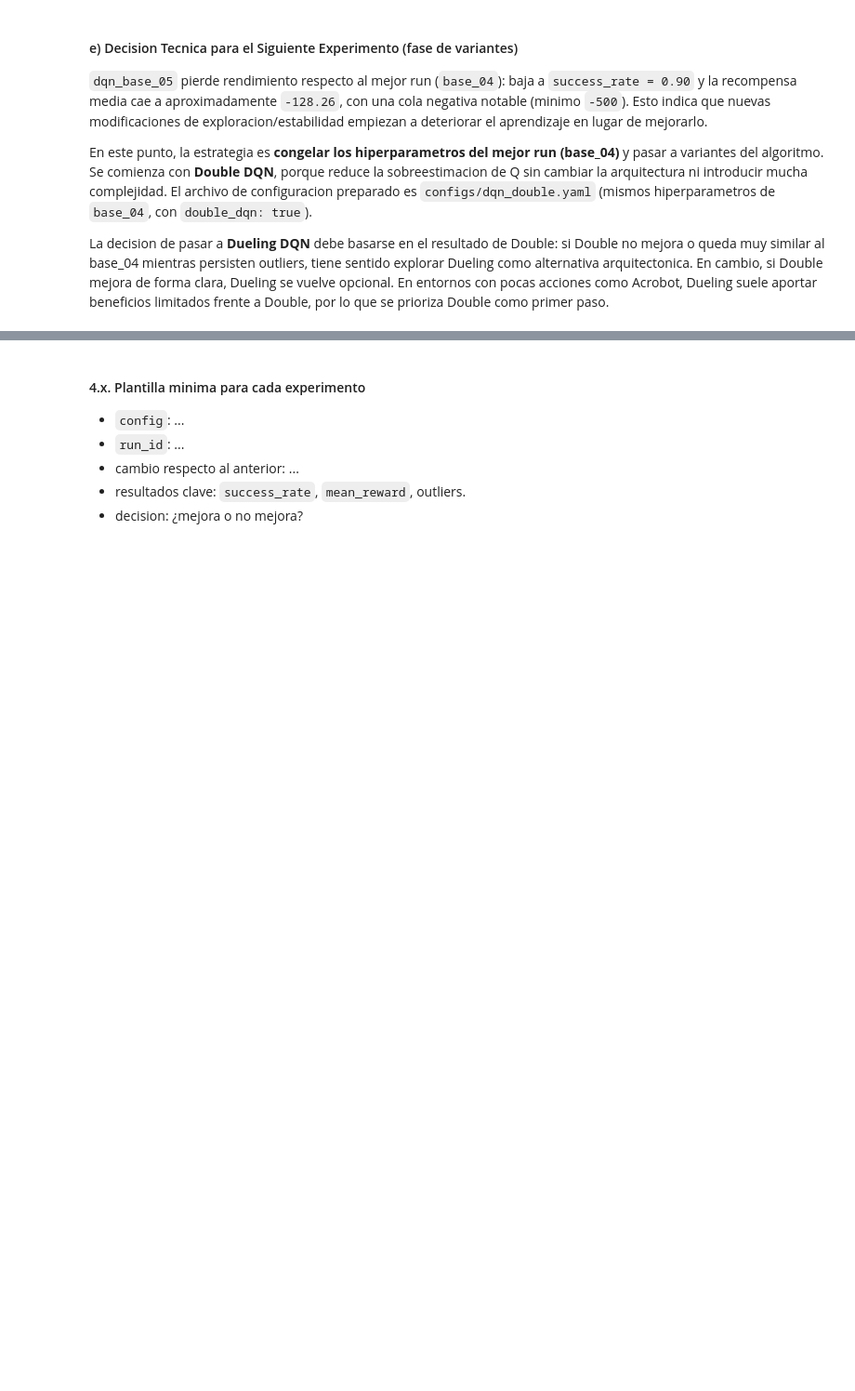
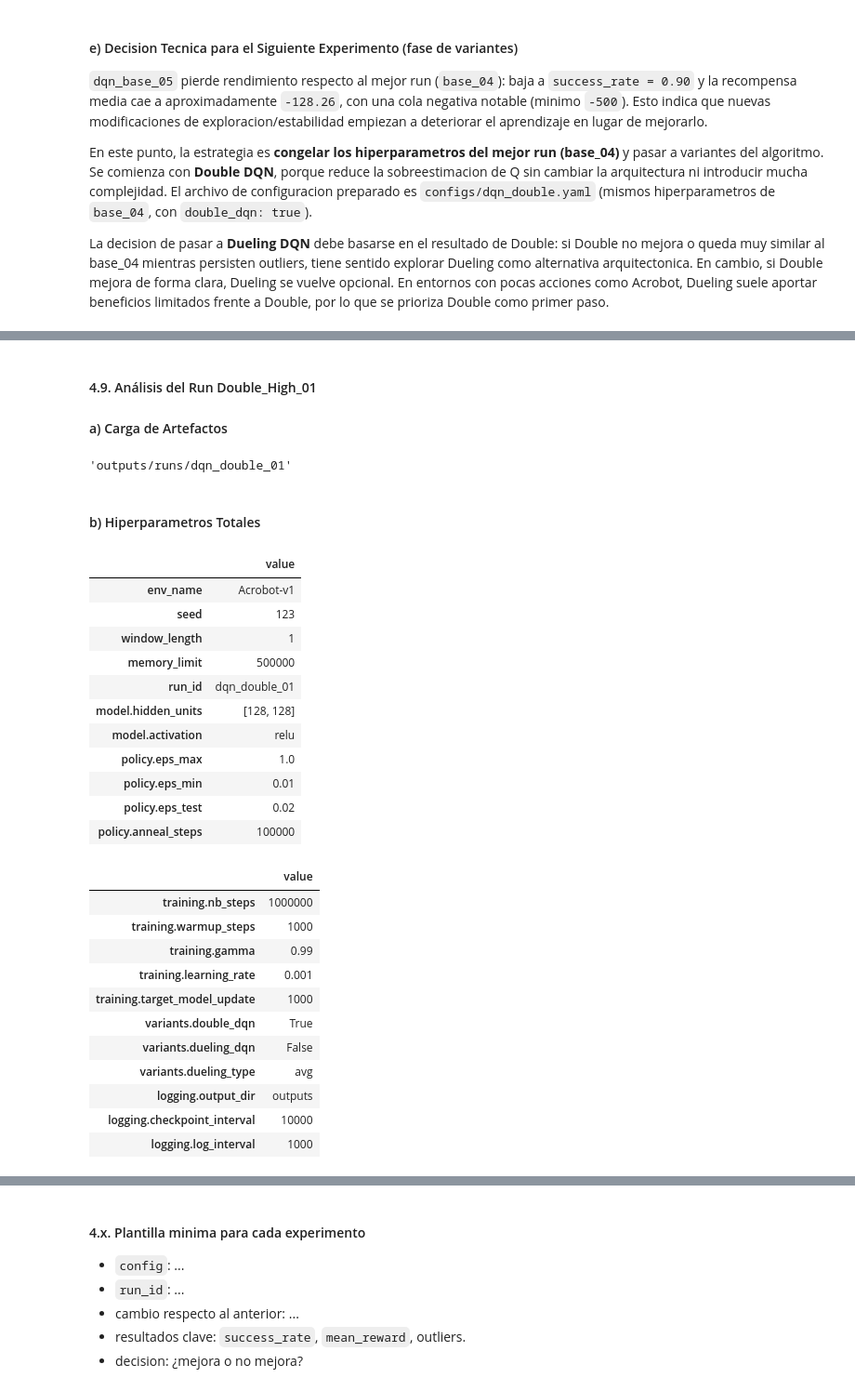
Before and after one commit to fresvel/08MIAR_PROYECTO, a Jupyter notebook: main.ipynb, the cells around one changed output, grey strips where cells are left out. Shown at 93% size. Saved outputs shown, nothing was run; the diff lists cells and outputs as text; code cells hidden in the pictures; blank space fills up the shorter version.

```diff
--- a/main.ipynb
+++ b/main.ipynb
@@ -1223,0 +1395,44 @@ pd.DataFrame(proposed_variants)
+# %% [markdown]
+#### 4.9. Análisis del Run Double_High_01
+
+#### a) Carga de Artefactos
+# %%
+DOUBLE_HIGH_RUN_ID = 'dqn_double_01'
+double_high_art = comparator.load_run(DOUBLE_HIGH_RUN_ID)
+double_high_cfg = double_high_art.cfg
+double_high_metrics = double_high_art.metrics
+
+double_high_art.run_dir.as_posix()
+# %% [output]
+'outputs/runs/dqn_double_01'
+# %% [markdown]
+#### b) Hiperparametros Totales
+# %%
+double_high_cfg_df = pd.json_normalize(double_high_cfg, sep='.')
+double_high_cfg_df = double_high_cfg_df.T.rename(columns={0: 'value'})
+display_two_columns(double_high_cfg_df)
+# %% [output]
+|  | value |
+| env_name | Acrobot-v1 |
+| seed | 123 |
+| window_length | 1 |
+| memory_limit | 500000 |
+| run_id | dqn_double_01 |
+| model.hidden_units | [128, 128] |
+| model.activation | relu |
+| policy.eps_max | 1.0 |
+| policy.eps_min | 0.01 |
+| policy.eps_test | 0.02 |
+| policy.anneal_steps | 100000 |
+|  | value |
+| training.nb_steps | 1000000 |
+| training.warmup_steps | 1000 |
+| training.gamma | 0.99 |
+| training.learning_rate | 0.001 |
+| training.target_model_update | 1000 |
+| variants.double_dqn | True |
+| variants.dueling_dqn | False |
+| variants.dueling_type | avg |
+| logging.output_dir | outputs |
+| logging.checkpoint_interval | 10000 |
+| logging.log_interval | 1000 |
```
Also changed, not shown: parts of 32 cells of this notebook, 30 other files.
